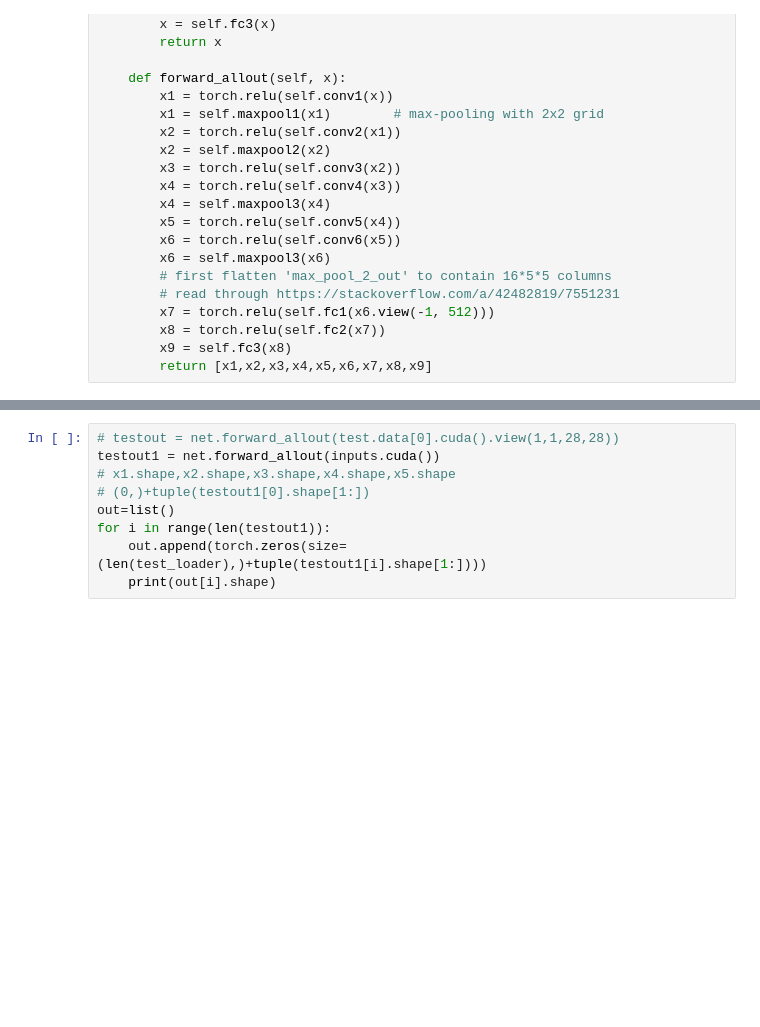
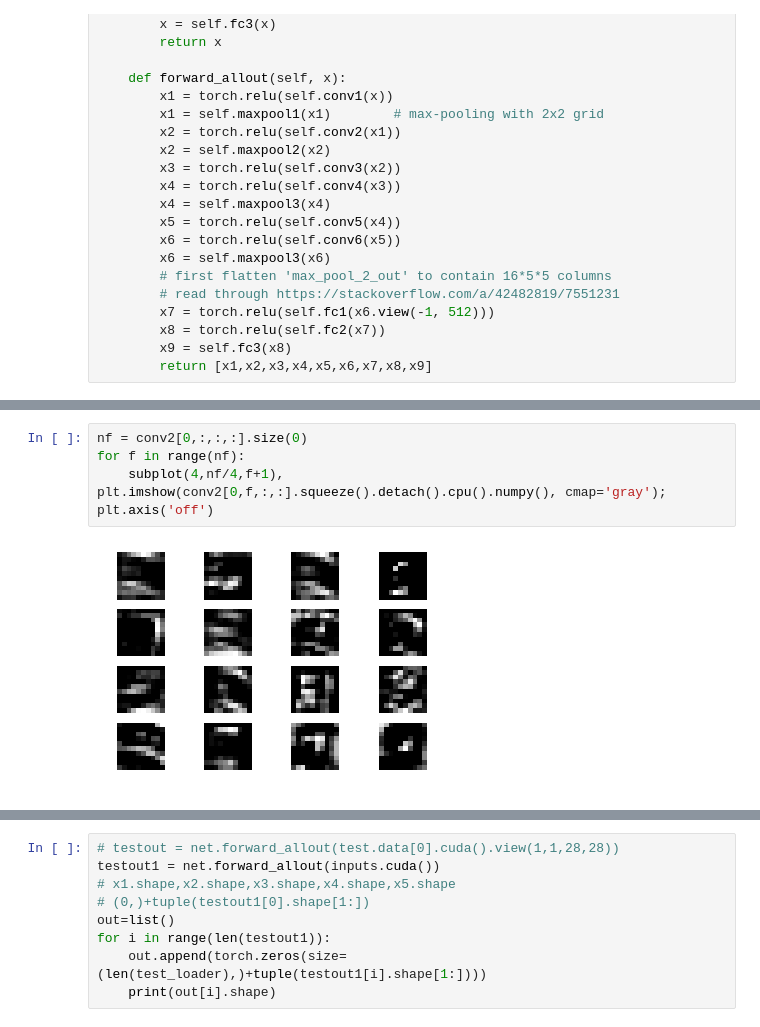
Before and after one commit to zahariaa/h2s, a Jupyter notebook: demo/LeNet-testing.ipynb, the cells around one changed output, grey strips where cells are left out. Drawn from its saved outputs; the diff is of its cells as text; blank space fills up the shorter version.

```diff
--- a/demo/LeNet-testing.ipynb
+++ b/demo/LeNet-testing.ipynb
@@ -363,0 +412,6 @@ subplot(1,4,4), plt.imshow(maxpool2[0,0,:,:].squeeze().detach().cpu().numpy())
+# %%
+nf = conv2[0,:,:,:].size(0)
+for f in range(nf):
+    subplot(4,nf/4,f+1), plt.imshow(conv2[0,f,:,:].squeeze().detach().cpu().numpy(), cmap='gray'); plt.axis('off')
+# %% [output]
+[figure, added]
```
Also changed, not shown: parts of 15 cells of this notebook.
